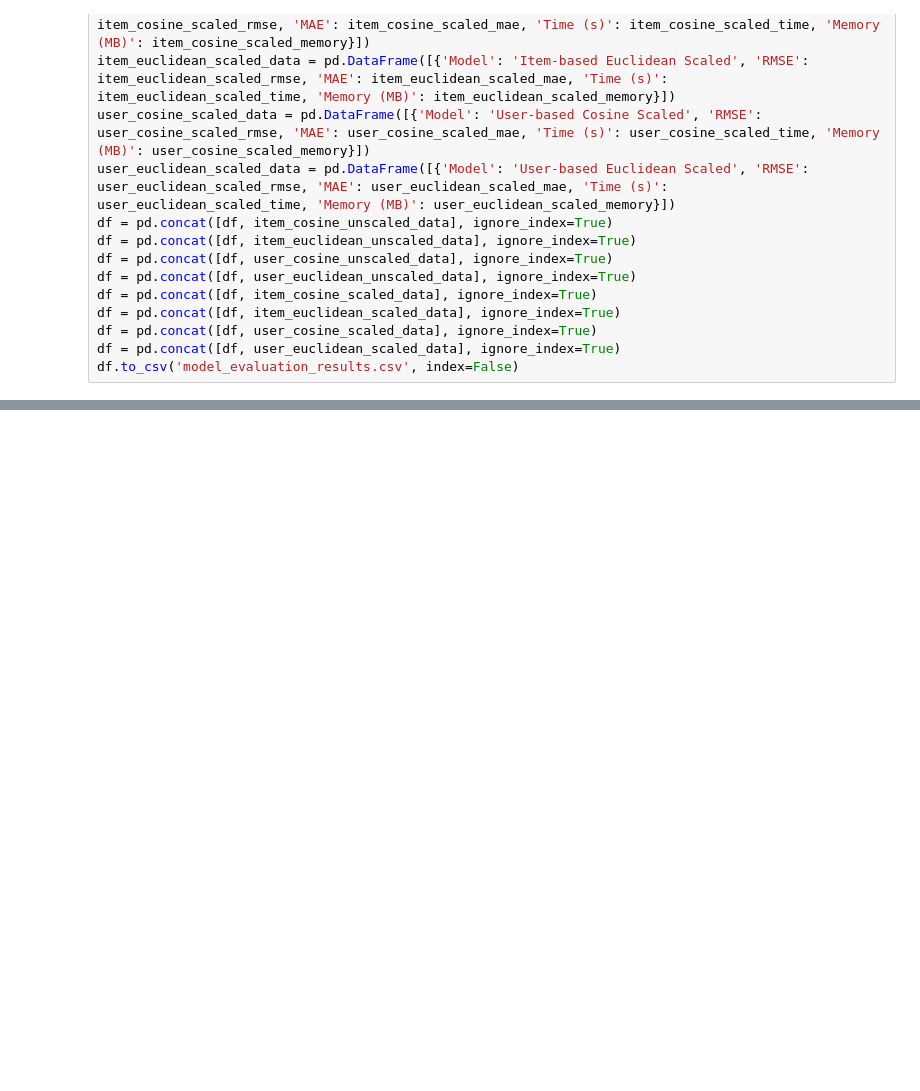
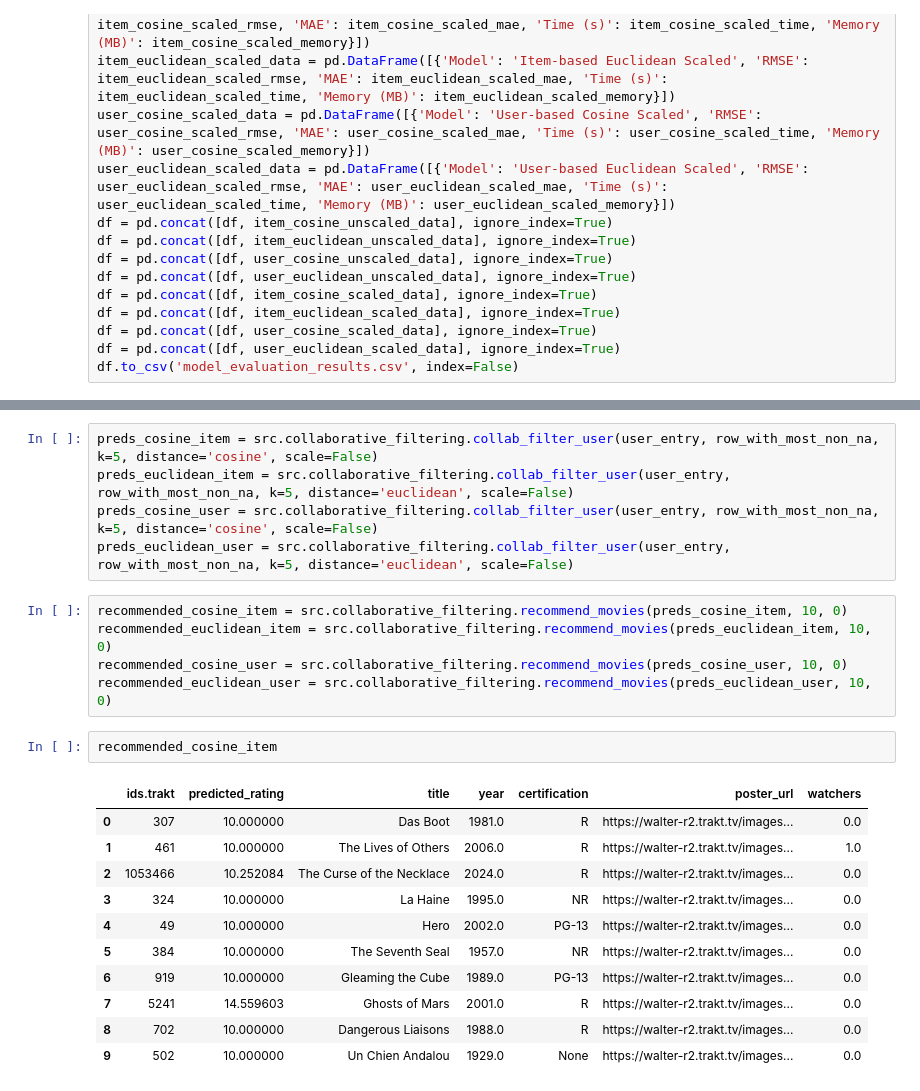
Before and after one commit to aayushdhiman/ds4420-final-project, a Jupyter notebook: finalproject.ipynb, the cells around one changed output, grey strips where cells are left out. Saved outputs shown, nothing was run; the diff lists cells and outputs as text; blank space fills up the shorter version.

```diff
--- a/finalproject.ipynb
+++ b/finalproject.ipynb
@@ -303,3 +291,27 @@ Traceback (most recent call last):
 
 Refer to our [docs page](https://docs.streamlit.io/develop/api-reference/caching-and-state/st.query_params) for more information.
 ^C
+# %%
+preds_cosine_item = src.collaborative_filtering.collab_filter_user(user_entry, row_with_most_non_na, k=5, distance='cosine', scale=False)
+preds_euclidean_item = src.collaborative_filtering.collab_filter_user(user_entry, row_with_most_non_na, k=5, distance='euclidean', scale=False)
+preds_cosine_user = src.collaborative_filtering.collab_filter_user(user_entry, row_with_most_non_na, k=5, distance='cosine', scale=False)
+preds_euclidean_user = src.collaborative_filtering.collab_filter_user(user_entry, row_with_most_non_na, k=5, distance='euclidean', scale=False)
+# %%
+recommended_cosine_item = src.collaborative_filtering.recommend_movies(preds_cosine_item, 10, 0)
+recommended_euclidean_item = src.collaborative_filtering.recommend_movies(preds_euclidean_item, 10, 0)
+recommended_cosine_user = src.collaborative_filtering.recommend_movies(preds_cosine_user, 10, 0)
+recommended_euclidean_user = src.collaborative_filtering.recommend_movies(preds_euclidean_user, 10, 0)
+# %%
+recommended_cosine_item
+# %% [output]
+|  | ids.trakt | predicted_rating | title | year | certification | poster_url | watchers |
+| 0 | 307 | 10.000000 | Das Boot | 1981.0 | R | https://walter-r2.trakt.tv/images... | 0.0 |
+| 1 | 461 | 10.000000 | The Lives of Others | 2006.0 | R | https://walter-r2.trakt.tv/images... | 1.0 |
+| 2 | 1053466 | 10.252084 | The Curse of the Necklace | 2024.0 | R | https://walter-r2.trakt.tv/images... | 0.0 |
+| 3 | 324 | 10.000000 | La Haine | 1995.0 | NR | https://walter-r2.trakt.tv/images... | 0.0 |
+| 4 | 49 | 10.000000 | Hero | 2002.0 | PG-13 | https://walter-r2.trakt.tv/images... | 0.0 |
+| 5 | 384 | 10.000000 | The Seventh Seal | 1957.0 | NR | https://walter-r2.trakt.tv/images... | 0.0 |
+| 6 | 919 | 10.000000 | Gleaming the Cube | 1989.0 | PG-13 | https://walter-r2.trakt.tv/images... | 0.0 |
+| 7 | 5241 | 14.559603 | Ghosts of Mars | 2001.0 | R | https://walter-r2.trakt.tv/images... | 0.0 |
+| 8 | 702 | 10.000000 | Dangerous Liaisons | 1988.0 | R | https://walter-r2.trakt.tv/images... | 0.0 |
+| 9 | 502 | 10.000000 | Un Chien Andalou | 1929.0 | None | https://walter-r2.trakt.tv/images... | 0.0 |
```
Also changed, not shown: parts of 12 cells of this notebook.
